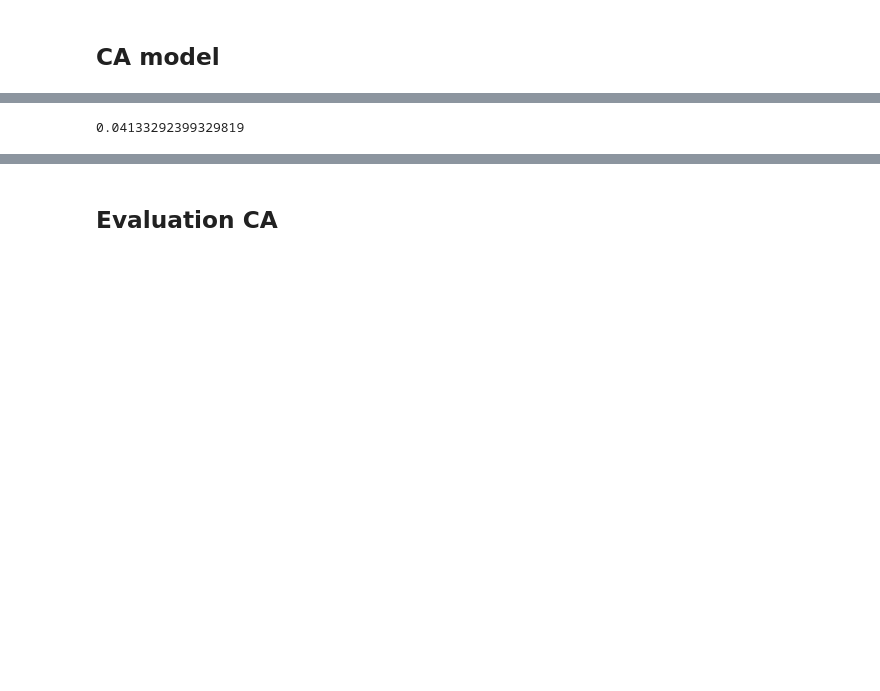
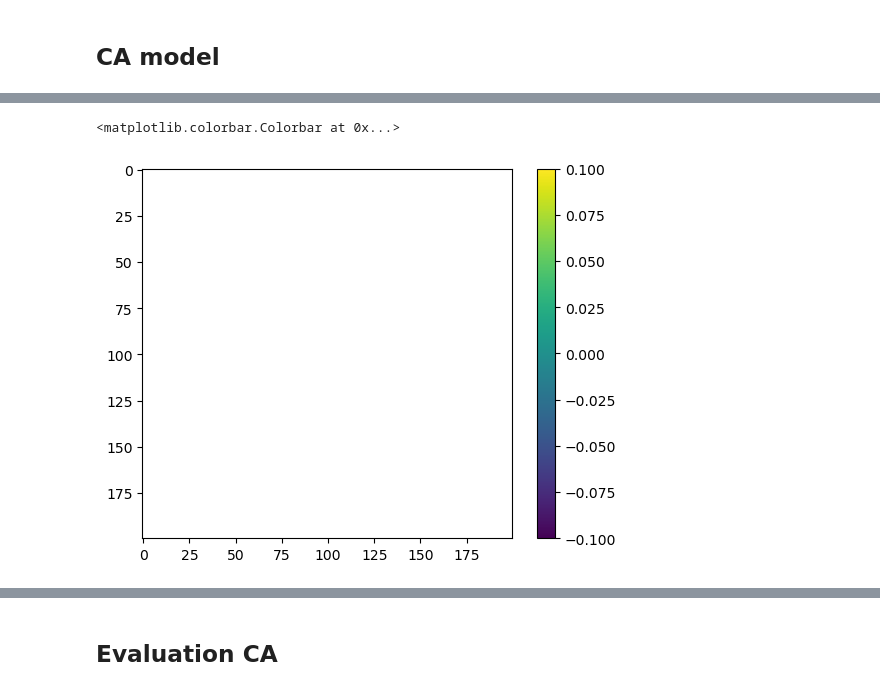
Before and after one commit to PaulHosek/ComplexSystemSimulation, a Jupyter notebook: model_example.ipynb, the cells around one changed output, grey strips where cells are left out. Cells and saved outputs as stored; diff of their text form; code cells hidden in the pictures; blank space fills up the shorter version.

```diff
--- a/model_example.ipynb
+++ b/model_example.ipynb
@@ -56,5 +52 @@ plt.colorbar()
-# %%
-Ht_0.min()
-# %% [output]
-0.04133292399329819
 # %%
@@ -67 +56,7 @@ Hts = []
+# %%
+plt.imshow(np.ma.masked_where(h<=0.01, h))
+plt.colorbar()
+# %% [output]
+<matplotlib.colorbar.Colorbar at 0x...>
+[figure, added]
 # %%
```
Also changed, not shown: parts of 33 cells of this notebook, 2 other files.
